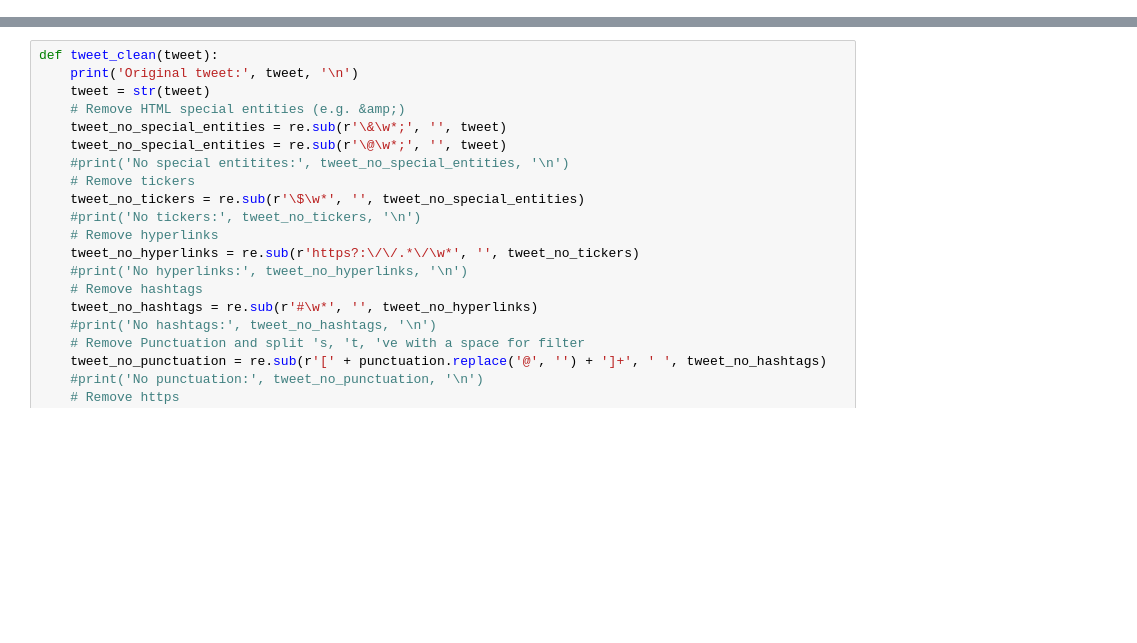
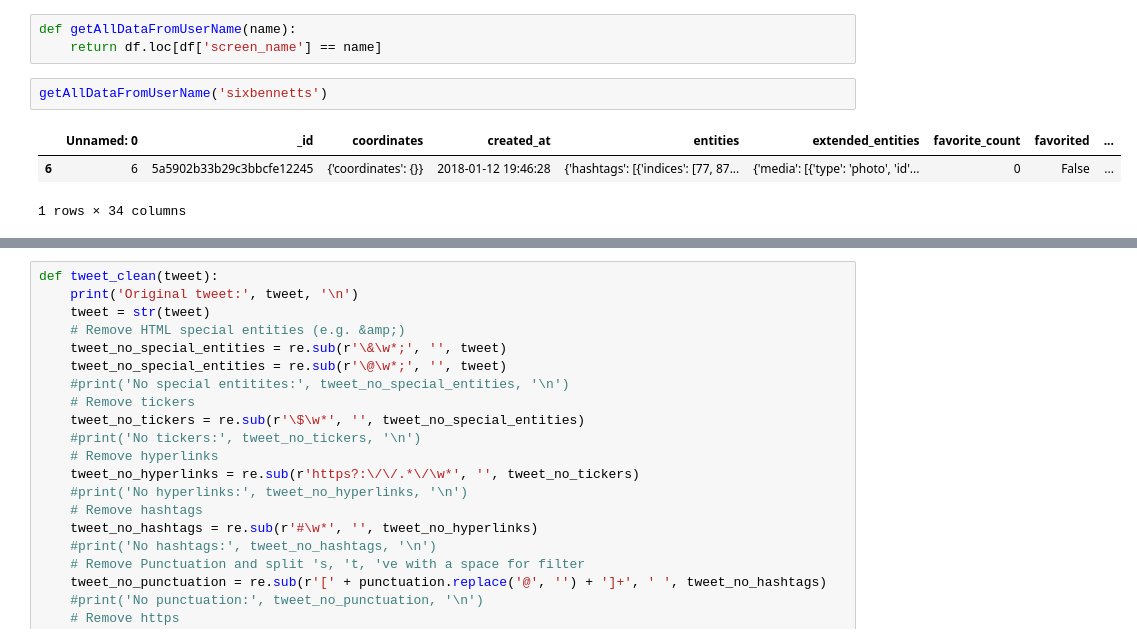
Before and after one commit to andriy47/TFM, a Jupyter notebook: Tfm_notebook.ipynb, the cells around one changed output, grey strips where cells are left out. Saved outputs shown, nothing was run; the diff lists cells and outputs as text; blank space fills up the shorter version.

```diff
--- a/Tfm_notebook.ipynb
+++ b/Tfm_notebook.ipynb
@@ -57,0 +84,9 @@ def clean_data_from_json(file):
+# %%
+def getAllDataFromUserName(name):
+    return df.loc[df['screen_name'] == name]
+# %%
+getAllDataFromUserName('sixbennetts')
+# %% [output]
+|  | Unnamed: 0 | _id | coordinates | created_at | entities | extended_entities | favorite_count | favorited | ... |
+| 6 | 6 | 5a5902b33b29c3bbcfe12245 | {'coordinates': {}} | 2018-01-12 19:46:28 | {'hashtags': [{'indices': [77, 87... | {'media': [{'type': 'photo', 'id'... | 0 | False | ... |
+1 rows × 34 columns
```
Also changed, not shown: parts of 34 cells of this notebook.
